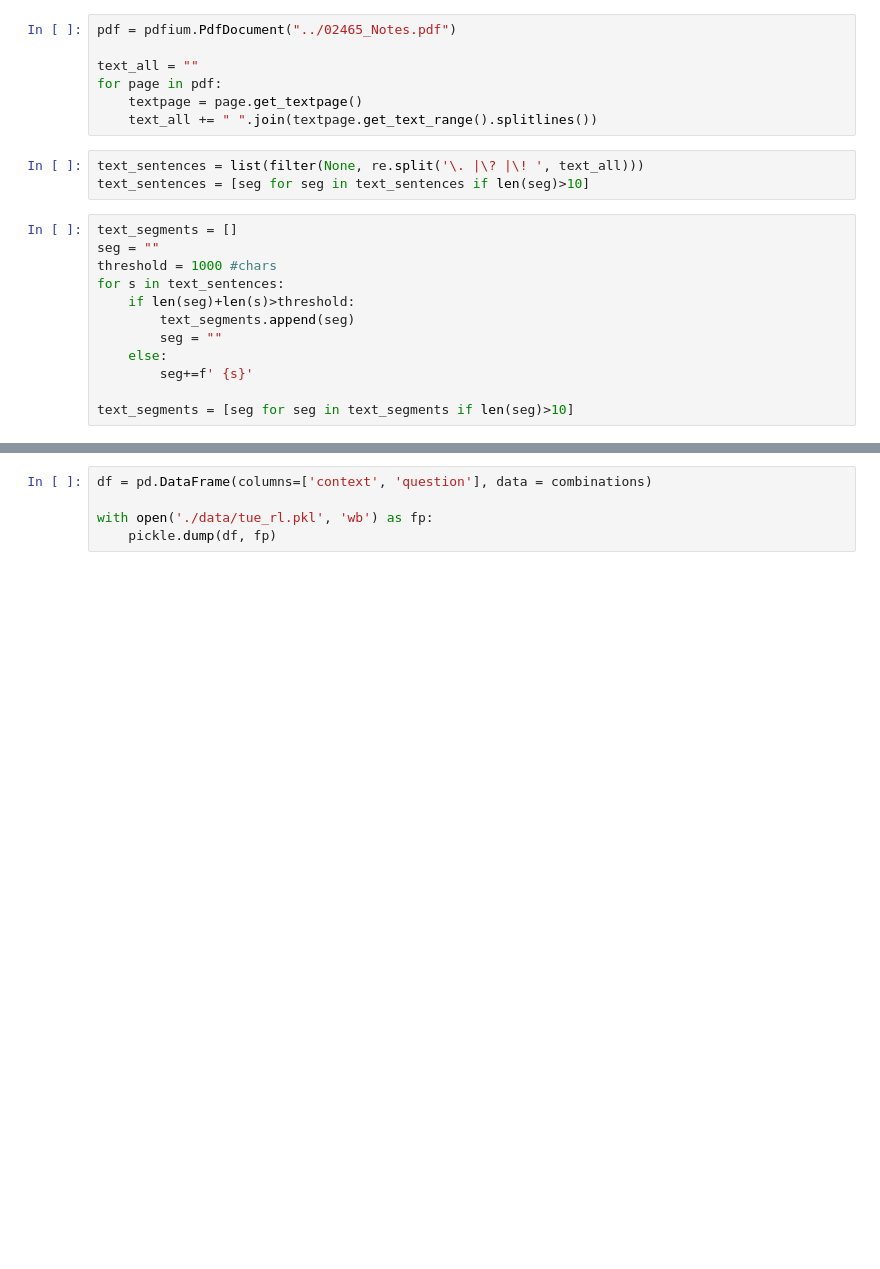
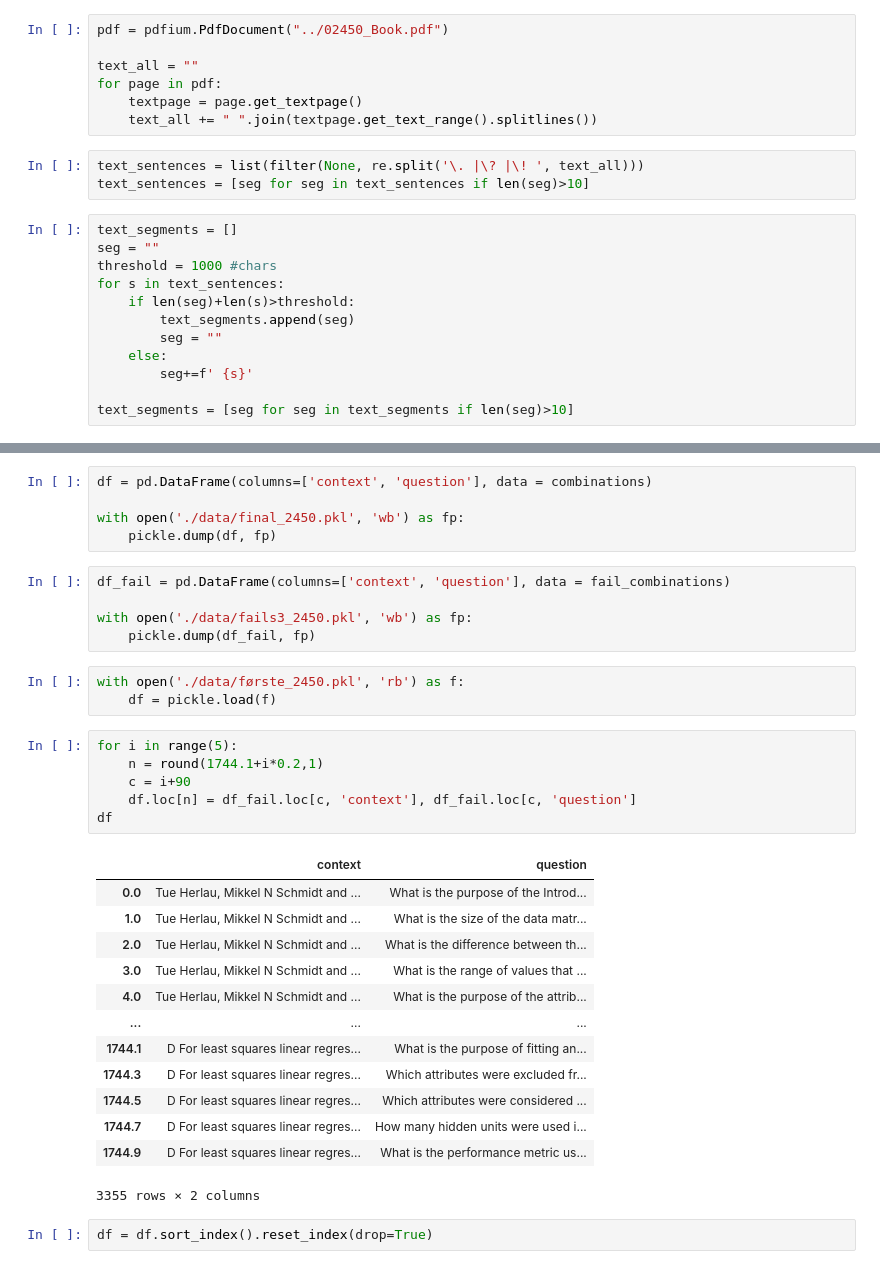
Before and after one commit to holmesec/Learning-with-ChatGPT-web-demo, a Jupyter notebook: dev/Neural Search/q_w_chat.ipynb, the cells around one changed output, grey strips where cells are left out. Cells and saved outputs as stored; diff of their text form; blank space fills up the shorter version.

Commit message:
New data set of 02450
Made a new data set of the 02450 book to match the structure that was used when segmented the WW2 book.

```diff
--- a/dev/Neural Search/q_w_chat.ipynb
+++ b/dev/Neural Search/q_w_chat.ipynb
@@ -10,7 +11,7 @@ from dotenv import load_dotenv
 load_dotenv()
 openai.api_key = os.getenv('OPENAI_API_KEY')
 # %%
-pdf = pdfium.PdfDocument("../02465_Notes.pdf")
+pdf = pdfium.PdfDocument("../02450_Book.pdf")
 
 text_all = ""
 for page in pdf:
@@ -107,8 +164,38 @@ Questions from round 371 saved!
 # %%
 df = pd.DataFrame(columns=['context', 'question'], data = combinations)
 
-with open('./data/tue_rl.pkl', 'wb') as fp:
+with open('./data/final_2450.pkl', 'wb') as fp:
     pickle.dump(df, fp)
+# %%
+df_fail = pd.DataFrame(columns=['context', 'question'], data = fail_combinations)
+
+with open('./data/fails3_2450.pkl', 'wb') as fp:
+    pickle.dump(df_fail, fp)
+# %%
+with open('./data/første_2450.pkl', 'rb') as f:
+    df = pickle.load(f)
+# %%
+for i in range(5):
+    n = round(1744.1+i*0.2,1)
+    c = i+90
+    df.loc[n] = df_fail.loc[c, 'context'], df_fail.loc[c, 'question']
+df
+# %% [output]
+|  | context | question |
+| 0.0 | Tue Herlau, Mikkel N Schmidt and ... | What is the purpose of the Introd... |
+| 1.0 | Tue Herlau, Mikkel N Schmidt and ... | What is the size of the data matr... |
+| 2.0 | Tue Herlau, Mikkel N Schmidt and ... | What is the difference between th... |
+| 3.0 | Tue Herlau, Mikkel N Schmidt and ... | What is the range of values that ... |
+| 4.0 | Tue Herlau, Mikkel N Schmidt and ... | What is the purpose of the attrib... |
+| ... | ... | ... |
+| 1744.1 | D For least squares linear regres... | What is the purpose of fitting an... |
+| 1744.3 | D For least squares linear regres... | Which attributes were excluded fr... |
+| 1744.5 | D For least squares linear regres... | Which attributes were considered ... |
+| 1744.7 | D For least squares linear regres... | How many hidden units were used i... |
+| 1744.9 | D For least squares linear regres... | What is the performance metric us... |
+3355 rows × 2 columns
+# %%
+df = df.sort_index().reset_index(drop=True)
 # %%
 df
 # %% [output]
```
Also changed, not shown: parts of 5 cells of this notebook, 1 other file.
